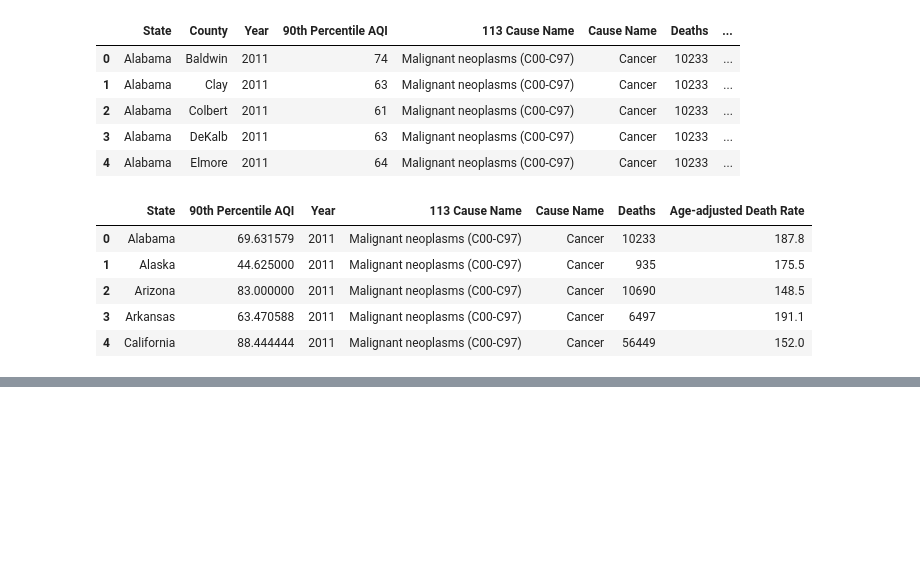
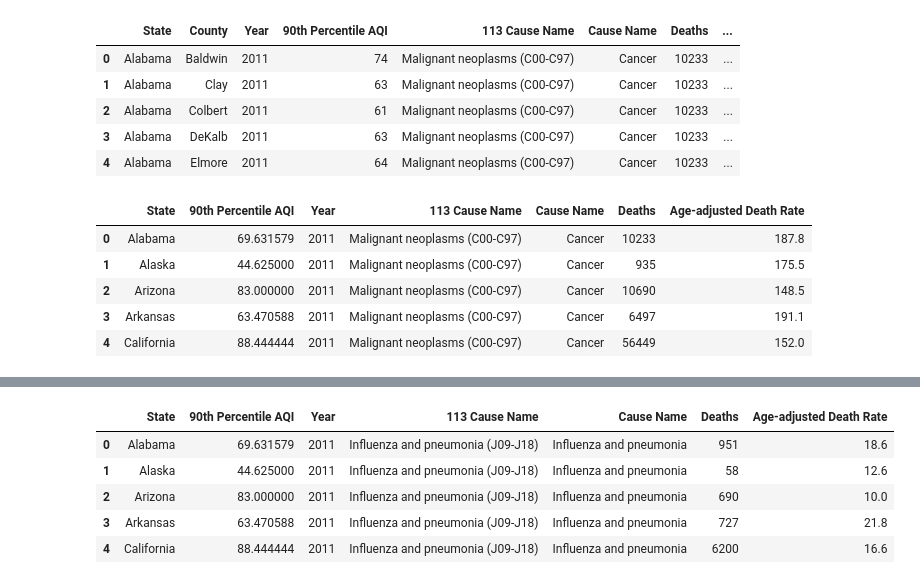
Before and after one commit to austinlittle1/ETLproject, a Jupyter notebook: etl_project.ipynb, the cells around one changed output, grey strips where cells are left out. Saved outputs shown, nothing was run; the diff lists cells and outputs as text; code cells hidden in the pictures; blank space fills up the shorter version.

```diff
--- a/etl_project.ipynb
+++ b/etl_project.ipynb
@@ -137,0 +299,4 @@ air_cancer_state.head()
+# %%
+influenza_data = cause_data.loc[(cause_data['Cause Name'] == 'Influenza and pneumonia')]
+inf_data = influenza_data.loc[cause_data['Year'] == 2011]
+inf_data.head()
@@ -137,0 +310,4 @@ air_cancer_state.head()
+# %%
+air_state = air_data.groupby('State')['90th Percentile AQI'].mean()
+air_state = pd.DataFrame(air_state)
+air_state.head()
@@ -137,0 +322,10 @@ air_cancer_state.head()
+# %%
+air_inf_state = pd.merge(air_state, inf_data, on=['State'])
+air_inf_state.head()
+# %% [output]
+|  | State | 90th Percentile AQI | Year | 113 Cause Name | Cause Name | Deaths | Age-adjusted Death Rate |
+| 0 | Alabama | 69.631579 | 2011 | Influenza and pneumonia (J09-J18) | Influenza and pneumonia | 951 | 18.6 |
+| 1 | Alaska | 44.625000 | 2011 | Influenza and pneumonia (J09-J18) | Influenza and pneumonia | 58 | 12.6 |
+| 2 | Arizona | 83.000000 | 2011 | Influenza and pneumonia (J09-J18) | Influenza and pneumonia | 690 | 10.0 |
+| 3 | Arkansas | 63.470588 | 2011 | Influenza and pneumonia (J09-J18) | Influenza and pneumonia | 727 | 21.8 |
+| 4 | California | 88.444444 | 2011 | Influenza and pneumonia (J09-J18) | Influenza and pneumonia | 6200 | 16.6 |
```
Also changed, not shown: parts of 29 cells of this notebook, 1 other file.
